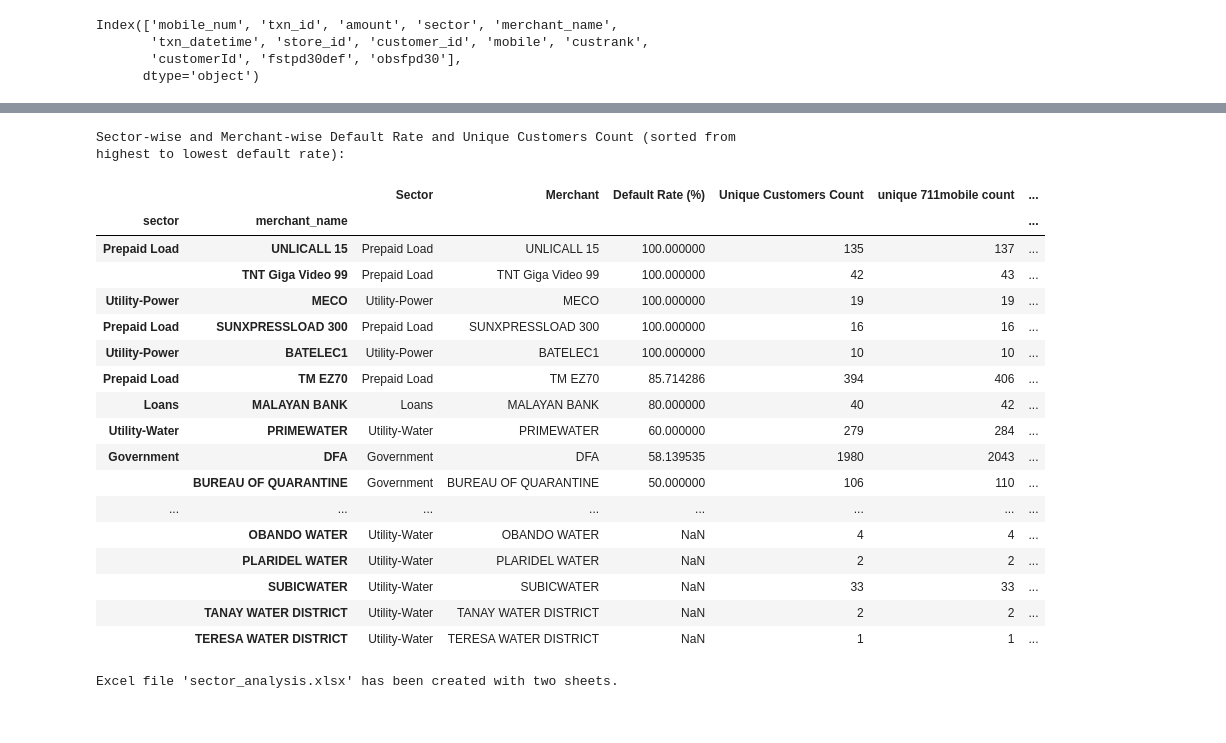
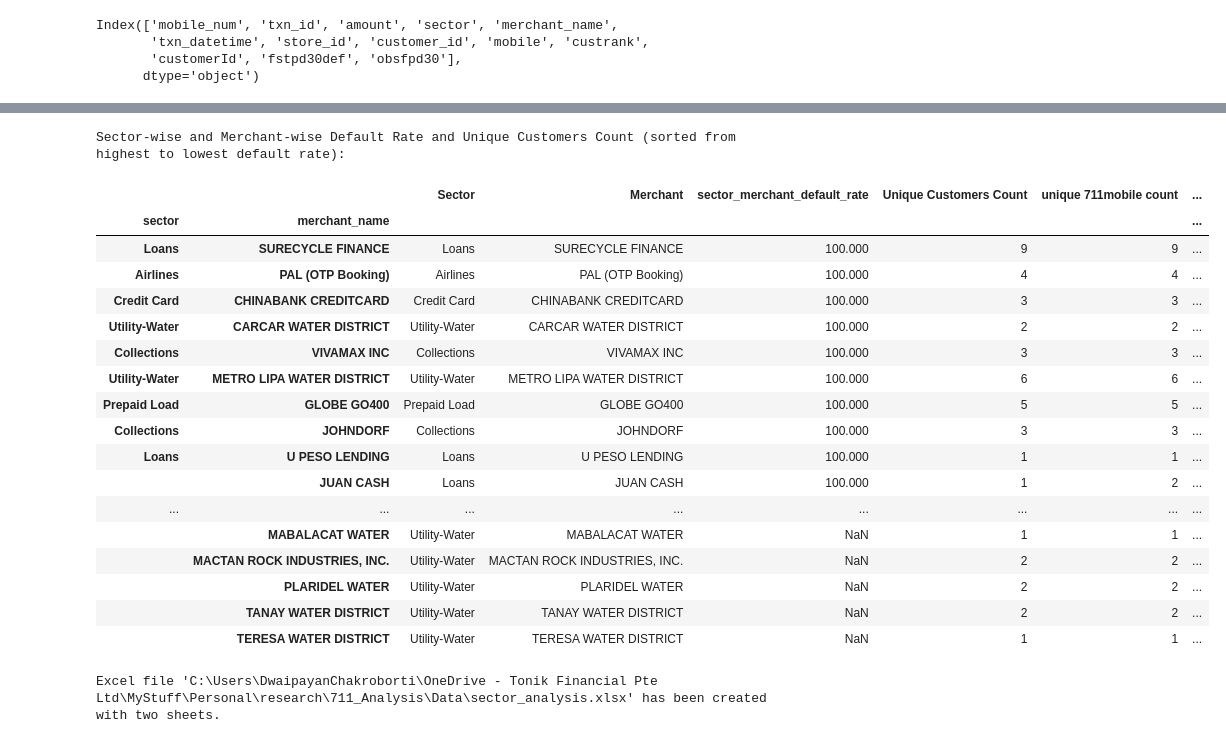
Before and after one commit to dchakroborti-tonik/711_Analysis, a Jupyter notebook: Notebook/711analysis.ipynb, the cells around one changed output, grey strips where cells are left out. Cells and saved outputs as stored; diff of their text form; code cells hidden in the pictures.

```diff
--- a/Notebook/711analysis.ipynb
+++ b/Notebook/711analysis.ipynb
@@ -225,0 +223,23 @@ Sector-wise Default Rate and Unique Customers Count (sorted from highest to lowe
+# %%
+# Assuming you have already defined unique_customers_count, unique_711mobile_count,
+# unique_obsfstpd30_customer_count, and unique_fstpd30_customer_count
+
+# Combine results into a DataFrame
+result_df = pd.DataFrame({
+    'Sector': unique_customers_count.index.get_level_values(0),
+    'Merchant': unique_customers_count.index.get_level_values(1),
+    'Unique Customers Count': unique_customers_count,
+    'unique 711mobile count': unique_711mobile_count,
+    'Observed fstpd30 customer count': unique_obsfstpd30_customer_count,
+    'fstpd30 Customer Count': unique_fstpd30_customer_count,
+})
+
+# Calculate default rate
+result_df['sector_merchant_default_rate'] = round(result_df['fstpd30 Customer Count'] / result_df['Observed fstpd30 customer count'] * 100, 3)
+
+# Sort by Default Rate in descending order
+result_df_sorted = result_df.sort_values(by='sector_merchant_default_rate', ascending=False)
+
+pd.set_option('display.max_rows', None)
+print("Sector-wise and Merchant-wise Default Rate and Unique Customers Count (sorted from highest to lowest default rate):")
+result_df_sorted
@@ -226,52 +266,54 @@ Sector-wise Default Rate and Unique Customers Count (sorted from highest to lowe
 # %%
-# Calculate sector-wise and merchant-wise default rates
-sector_merchant_default_rate = df.groupby(['sector', 'merchant_name']).apply(lambda x: x['fstpd30def'].sum() / x['obsfpd30'].sum())
 
 # Calculate count of unique customers per sector and merchant
 unique_customers_count = df.groupby(['sector', 'merchant_name'])['customer_id'].nunique()
 unique_711mobile_count = df.groupby(['sector', 'merchant_name'])['mobile_num'].nunique()
 unique_obsfstpd30_customer_count = df.groupby(['sector', 'merchant_name'])['customerId'].nunique()
+unique_fstpd30_customer_count = df[df['fstpd30def']==1].groupby(['sector', 'merchant_name'])['customerId'].nunique()
+sector_merchant_default_rate = round(df[df['fstpd30def']==1].groupby(['sector', 'merchant_name'])['customerId'].nunique() / df.groupby(['sector', 'merchant_name'])['customerId'].nunique()*100,3)
 
 # Combine results into a DataFrame
 result_df = pd.DataFrame({
     'Sector': sector_merchant_default_rate.index.get_level_values(0),
     'Merchant': sector_merchant_default_rate.index.get_level_values(1),
-    'Default Rate (%)': sector_merchant_default_rate.values * 100,
+    'sector_merchant_default_rate':sector_merchant_default_rate,
     'Unique Customers Count': unique_customers_count,
     'unique 711mobile count': unique_711mobile_count,
     'Observed fstpd30 customer count': unique_obsfstpd30_customer_count,
+    'fstpd30 Customer Count': unique_fstpd30_customer_count,
 })
 
+# result_df['sector_merchant_default_rate'] = round(result_df['fstpd30 Customer Count']/result_df['Observed fstpd30 customer count'] *100, 3)
 # Sort by Default Rate in descending order
-result_df_sorted = result_df.sort_values(by='Default Rate (%)', ascending=False)
+result_df_sorted = result_df.sort_values(by='sector_merchant_default_rate', ascending=False)
 
 pd.set_option('display.max_rows', None)
 print("Sector-wise and Merchant-wise Default Rate and Unique Customers Count (sorted from highest to lowest default rate):")
 sector_merchant_result = result_df_sorted.copy()
 sector_merchant_result
 # %% [output]
 Sector-wise and Merchant-wise Default Rate and Unique Customers Count (sorted from highest to lowest default rate):
-|  |  | Sector | Merchant | Default Rate (%) | Unique Customers Count | unique 711mobile count | ... |
+|  |  | Sector | Merchant | sector_merchant_default_rate | Unique Customers Count | unique 711mobile count | ... |
 | sector | merchant_name |  |  |  |  |  | ... |
-| Prepaid Load | UNLICALL 15 | Prepaid Load | UNLICALL 15 | 100.000000 | 135 | 137 | ... |
-|  | TNT Giga Video 99 | Prepaid Load | TNT Giga Video 99 | 100.000000 | 42 | 43 | ... |
-| Utility-Power | MECO | Utility-Power | MECO | 100.000000 | 19 | 19 | ... |
-| Prepaid Load | SUNXPRESSLOAD 300 | Prepaid Load | SUNXPRESSLOAD 300 | 100.000000 | 16 | 16 | ... |
-| Utility-Power | BATELEC1 | Utility-Power | BATELEC1 | 100.000000 | 10 | 10 | ... |
-| Prepaid Load | TM EZ70 | Prepaid Load | TM EZ70 | 85.714286 | 394 | 406 | ... |
-| Loans | MALAYAN BANK | Loans | MALAYAN BANK | 80.000000 | 40 | 42 | ... |
-| Utility-Water | PRIMEWATER | Utility-Water | PRIMEWATER | 60.000000 | 279 | 284 | ... |
-| Government | DFA | Government | DFA | 58.139535 | 1980 | 2043 | ... |
-|  | BUREAU OF QUARANTINE | Government | BUREAU OF QUARANTINE | 50.000000 | 106 | 110 | ... |
+| Loans | SURECYCLE FINANCE | Loans | SURECYCLE FINANCE | 100.000 | 9 | 9 | ... |
+| Airlines | PAL (OTP Booking) | Airlines | PAL (OTP Booking) | 100.000 | 4 | 4 | ... |
+| Credit Card | CHINABANK CREDITCARD | Credit Card | CHINABANK CREDITCARD | 100.000 | 3 | 3 | ... |
+| Utility-Water | CARCAR WATER DISTRICT | Utility-Water | CARCAR WATER DISTRICT | 100.000 | 2 | 2 | ... |
+| Collections | VIVAMAX INC | Collections | VIVAMAX INC | 100.000 | 3 | 3 | ... |
+| Utility-Water | METRO LIPA WATER DISTRICT | Utility-Water | METRO LIPA WATER DISTRICT | 100.000 | 6 | 6 | ... |
+| Prepaid Load | GLOBE GO400 | Prepaid Load | GLOBE GO400 | 100.000 | 5 | 5 | ... |
+| Collections | JOHNDORF | Collections | JOHNDORF | 100.000 | 3 | 3 | ... |
+| Loans | U PESO LENDING | Loans | U PESO LENDING | 100.000 | 1 | 1 | ... |
+|  | JUAN CASH | Loans | JUAN CASH | 100.000 | 1 | 2 | ... |
 | ... | ... | ... | ... | ... | ... | ... | ... |
-|  | OBANDO WATER | Utility-Water | OBANDO WATER | NaN | 4 | 4 | ... |
+|  | MABALACAT WATER | Utility-Water | MABALACAT WATER | NaN | 1 | 1 | ... |
+|  | MACTAN ROCK INDUSTRIES, INC. | Utility-Water | MACTAN ROCK INDUSTRIES, INC. | NaN | 2 | 2 | ... |
 |  | PLARIDEL WATER | Utility-Water | PLARIDEL WATER | NaN | 2 | 2 | ... |
-|  | SUBICWATER | Utility-Water | SUBICWATER | NaN | 33 | 33 | ... |
 |  | TANAY WATER DISTRICT | Utility-Water | TANAY WATER DISTRICT | NaN | 2 | 2 | ... |
 |  | TERESA WATER DISTRICT | Utility-Water | TERESA WATER DISTRICT | NaN | 1 | 1 | ... |
 # %%
 # Create a Pandas Excel writer using ExcelWriter
-excel_file = 'sector_analysis.xlsx'
+excel_file = r'C:\Users\DwaipayanChakroborti\OneDrive - Tonik Financial Pte Ltd\MyStuff\Personal\research\711_Analysis\Data\sector_analysis.xlsx'
 with pd.ExcelWriter(excel_file) as writer:
     # Write each DataFrame to a separate sheet
     sector_result.to_excel(writer, sheet_name='Sector Result', index=False)
@@ -279,4 +321,4 @@ with pd.ExcelWriter(excel_file) as writer:
 
 print(f"Excel file '{excel_file}' has been created with two sheets.")
 # %% [output]
-Excel file 'sector_analysis.xlsx' has been created with two sheets.
+Excel file 'C:\Users\DwaipayanChakroborti\OneDrive - Tonik Financial Pte Ltd\MyStuff\Personal\research\711_Analysis\Data\sector_analysis.xlsx' has been created with two sheets.
```
Also changed, not shown: parts of 8 cells of this notebook, 2 other files.
